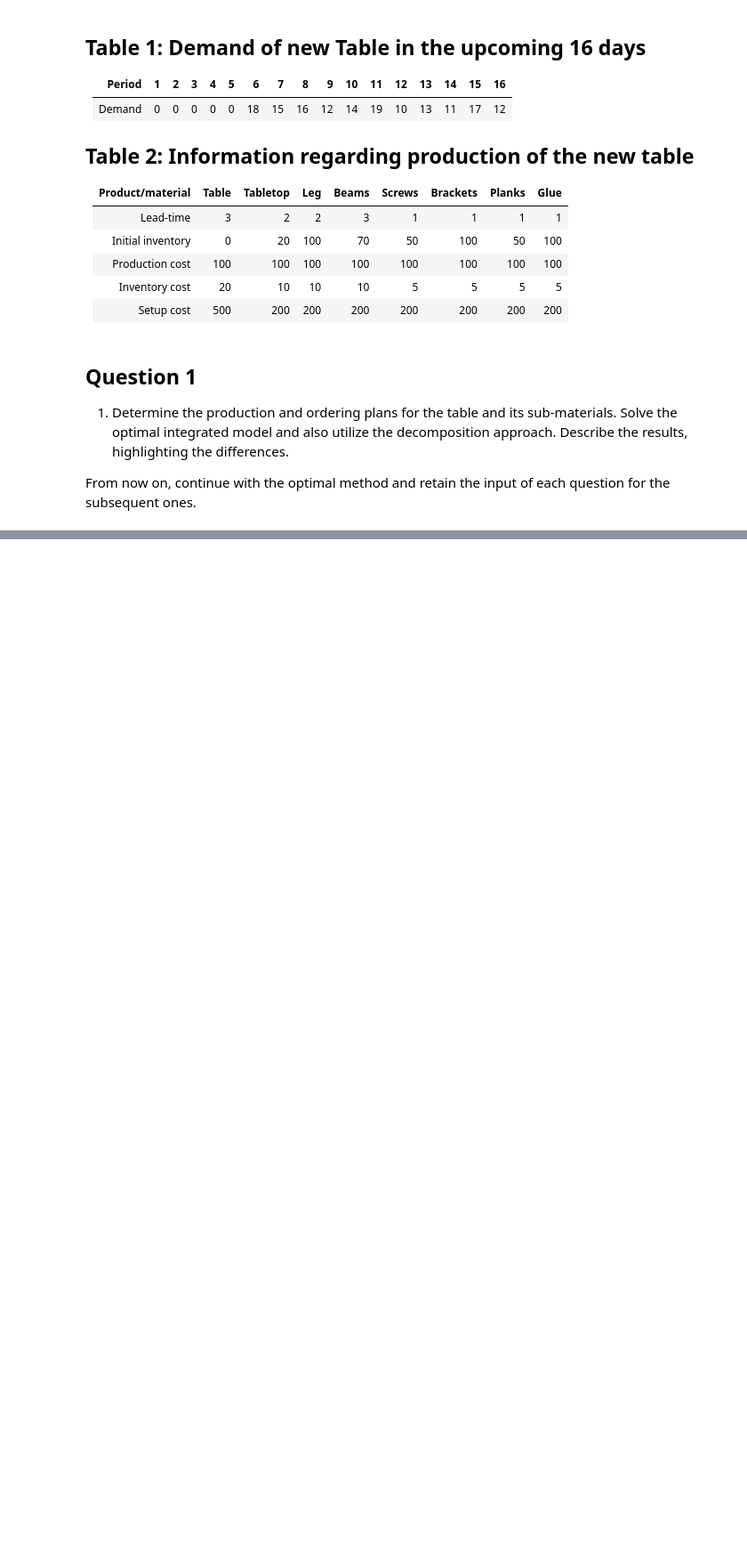
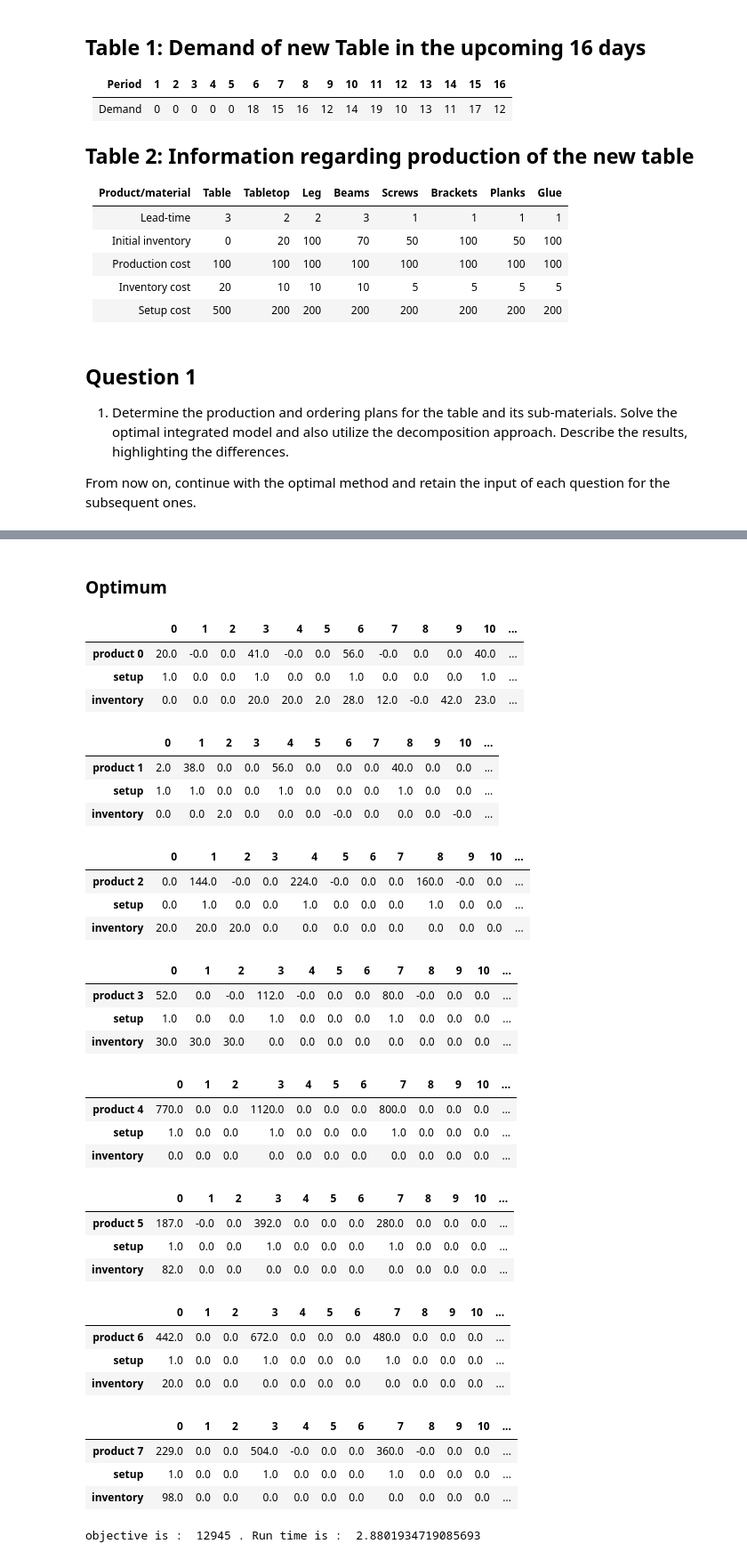
Before and after one commit to Ualh/operation_management, a Jupyter notebook: group7.ipynb, the cells around one changed output, grey strips where cells are left out. Shown: that part at 89% size. Cells and saved outputs as stored; diff of their text form; code cells hidden in the pictures; blank space fills up the shorter version.

```diff
--- a/group7.ipynb
+++ b/group7.ipynb
@@ -145,0 +152,47 @@ AttributeError: 'ProjectData' object has no attribute 'demands'
+# %% [markdown]
+### Optimum
+# %%
+start_time = time.time()
+data = ProjectData()
+PRODUCTION_PLAN, obj = opt_production_third(data)
+end_time = time.time()
+
+run_time = end_time - start_time
+for product in range(len(data.demands)):
+    # print(pd.DataFrame.from_dict(PRODUCTION_PLAN[product]))
+  display(pd.DataFrame.from_dict(PRODUCTION_PLAN[product]).round(0))
+print('objective is : ', round(obj), '. Run time is : ', run_time)
+# %% [output]
+|  | 0 | 1 | 2 | 3 | 4 | 5 | 6 | 7 | 8 | 9 | 10 | ... |
+| product 0 | 20.0 | -0.0 | 0.0 | 41.0 | -0.0 | 0.0 | 56.0 | -0.0 | 0.0 | 0.0 | 40.0 | ... |
+| setup | 1.0 | 0.0 | 0.0 | 1.0 | 0.0 | 0.0 | 1.0 | 0.0 | 0.0 | 0.0 | 1.0 | ... |
+| inventory | 0.0 | 0.0 | 0.0 | 20.0 | 20.0 | 2.0 | 28.0 | 12.0 | -0.0 | 42.0 | 23.0 | ... |
+|  | 0 | 1 | 2 | 3 | 4 | 5 | 6 | 7 | 8 | 9 | 10 | ... |
+| product 1 | 2.0 | 38.0 | 0.0 | 0.0 | 56.0 | 0.0 | 0.0 | 0.0 | 40.0 | 0.0 | 0.0 | ... |
+| setup | 1.0 | 1.0 | 0.0 | 0.0 | 1.0 | 0.0 | 0.0 | 0.0 | 1.0 | 0.0 | 0.0 | ... |
+| inventory | 0.0 | 0.0 | 2.0 | 0.0 | 0.0 | 0.0 | -0.0 | 0.0 | 0.0 | 0.0 | -0.0 | ... |
+|  | 0 | 1 | 2 | 3 | 4 | 5 | 6 | 7 | 8 | 9 | 10 | ... |
+| product 2 | 0.0 | 144.0 | -0.0 | 0.0 | 224.0 | -0.0 | 0.0 | 0.0 | 160.0 | -0.0 | 0.0 | ... |
+| setup | 0.0 | 1.0 | 0.0 | 0.0 | 1.0 | 0.0 | 0.0 | 0.0 | 1.0 | 0.0 | 0.0 | ... |
+| inventory | 20.0 | 20.0 | 20.0 | 0.0 | 0.0 | 0.0 | 0.0 | 0.0 | 0.0 | 0.0 | 0.0 | ... |
+|  | 0 | 1 | 2 | 3 | 4 | 5 | 6 | 7 | 8 | 9 | 10 | ... |
+| product 3 | 52.0 | 0.0 | -0.0 | 112.0 | -0.0 | 0.0 | 0.0 | 80.0 | -0.0 | 0.0 | 0.0 | ... |
+| setup | 1.0 | 0.0 | 0.0 | 1.0 | 0.0 | 0.0 | 0.0 | 1.0 | 0.0 | 0.0 | 0.0 | ... |
+| inventory | 30.0 | 30.0 | 30.0 | 0.0 | 0.0 | 0.0 | 0.0 | 0.0 | 0.0 | 0.0 | 0.0 | ... |
+|  | 0 | 1 | 2 | 3 | 4 | 5 | 6 | 7 | 8 | 9 | 10 | ... |
+| product 4 | 770.0 | 0.0 | 0.0 | 1120.0 | 0.0 | 0.0 | 0.0 | 800.0 | 0.0 | 0.0 | 0.0 | ... |
+| setup | 1.0 | 0.0 | 0.0 | 1.0 | 0.0 | 0.0 | 0.0 | 1.0 | 0.0 | 0.0 | 0.0 | ... |
+| inventory | 0.0 | 0.0 | 0.0 | 0.0 | 0.0 | 0.0 | 0.0 | 0.0 | 0.0 | 0.0 | 0.0 | ... |
+|  | 0 | 1 | 2 | 3 | 4 | 5 | 6 | 7 | 8 | 9 | 10 | ... |
+| product 5 | 187.0 | -0.0 | 0.0 | 392.0 | 0.0 | 0.0 | 0.0 | 280.0 | 0.0 | 0.0 | 0.0 | ... |
+| setup | 1.0 | 0.0 | 0.0 | 1.0 | 0.0 | 0.0 | 0.0 | 1.0 | 0.0 | 0.0 | 0.0 | ... |
+| inventory | 82.0 | 0.0 | 0.0 | 0.0 | 0.0 | 0.0 | 0.0 | 0.0 | 0.0 | 0.0 | 0.0 | ... |
+|  | 0 | 1 | 2 | 3 | 4 | 5 | 6 | 7 | 8 | 9 | 10 | ... |
+| product 6 | 442.0 | 0.0 | 0.0 | 672.0 | 0.0 | 0.0 | 0.0 | 480.0 | 0.0 | 0.0 | 0.0 | ... |
+| setup | 1.0 | 0.0 | 0.0 | 1.0 | 0.0 | 0.0 | 0.0 | 1.0 | 0.0 | 0.0 | 0.0 | ... |
+| inventory | 20.0 | 0.0 | 0.0 | 0.0 | 0.0 | 0.0 | 0.0 | 0.0 | 0.0 | 0.0 | 0.0 | ... |
+|  | 0 | 1 | 2 | 3 | 4 | 5 | 6 | 7 | 8 | 9 | 10 | ... |
+| product 7 | 229.0 | 0.0 | 0.0 | 504.0 | -0.0 | 0.0 | 0.0 | 360.0 | -0.0 | 0.0 | 0.0 | ... |
+| setup | 1.0 | 0.0 | 0.0 | 1.0 | 0.0 | 0.0 | 0.0 | 1.0 | 0.0 | 0.0 | 0.0 | ... |
+| inventory | 98.0 | 0.0 | 0.0 | 0.0 | 0.0 | 0.0 | 0.0 | 0.0 | 0.0 | 0.0 | 0.0 | ... |
+objective is :  12945 . Run time is :  2.8801934719085693
```
Also changed, not shown: parts of 3 cells of this notebook, 1 other file.
